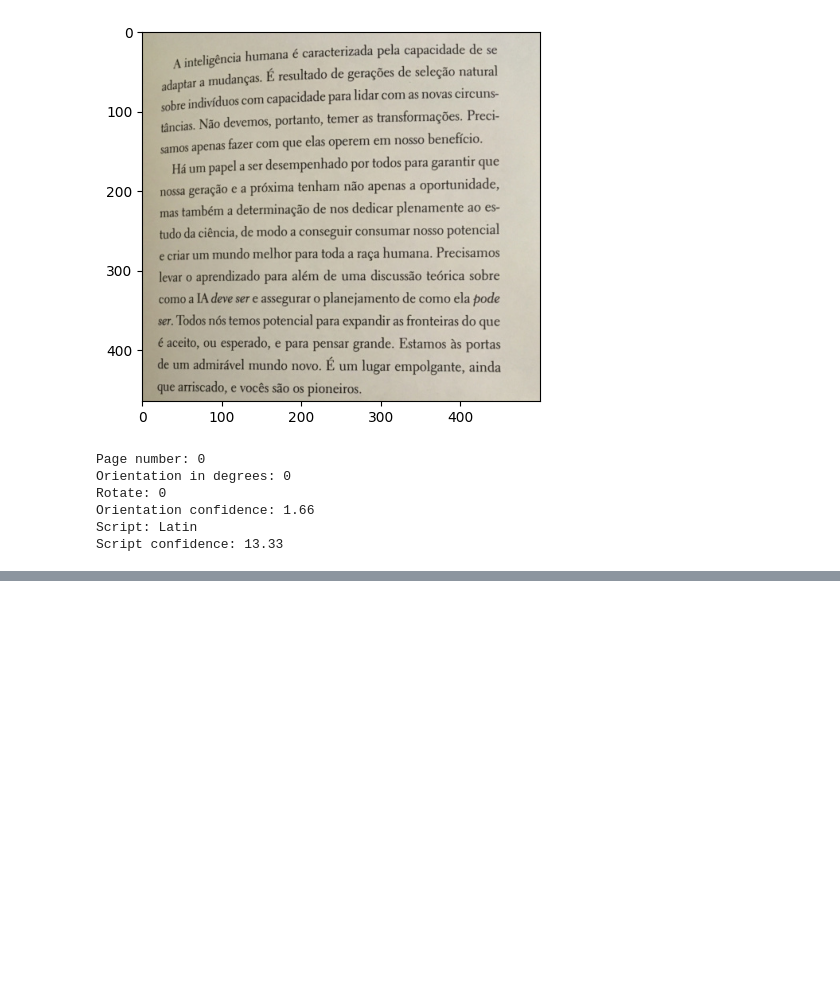
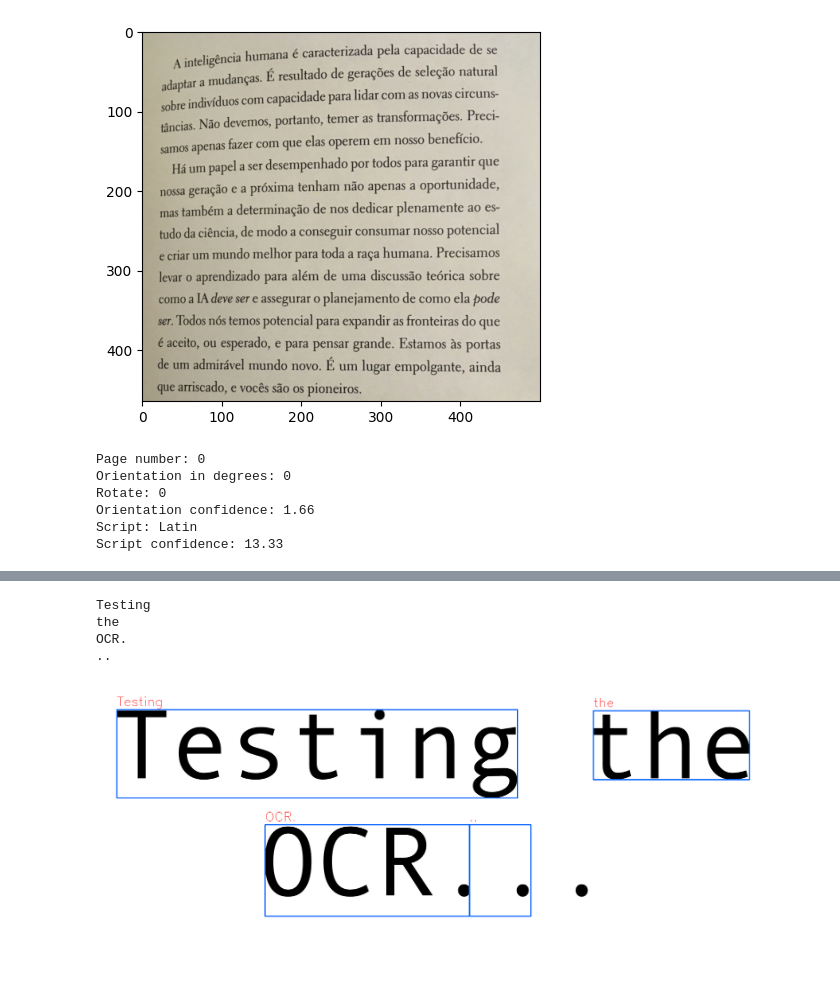
Before and after one commit to gopalbala/img-processing, a Jupyter notebook: ocr.ipynb, the cells around one changed output, grey strips where cells are left out. Saved outputs shown, nothing was run; the diff lists cells and outputs as text; code cells hidden in the pictures; blank space fills up the shorter version.

Commit message:
added bounding boxes for the detected text

```diff
--- a/ocr.ipynb
+++ b/ocr.ipynb
@@ -139,3 +136,8 @@ Rotate: 0
 Orientation confidence: 1.66
 Script: Latin
 Script confidence: 13.33
+# %%
+from pytesseract import Output
+im = cv2.imread('/content/test01.jpg')
+rg = cv2.cvtColor(im, cv2.COLOR_BGR2RGB)
+cv2_imshow(rg)
@@ -141,0 +166,4 @@ Script confidence: 13.33
+# %%
+config_tess = '--tessdata-dir tessdata'
+result = pytesseract.image_to_data(rg, config=config_tess, lang='eng', output_type=Output.DICT)
+result
@@ -141,0 +183,30 @@ Script confidence: 13.33
+# %%
+for i in range(0, len(result['text'])):
+  confidence = result['conf'][i]
+  if confidence > 50:
+    print(result['text'][i])
+# %% [output]
+Testing
+the
+OCR.
+..
+# %%
+def bounding_box(result,img,i, color = (255,100,0)):
+  x = result['left'][i]
+  y = result['top'][i]
+  w = result['width'][i]
+  h = result['height'][i]
+  cv2.rectangle(img,(x,y),(x+w, y+h), color, 2)
+  return x, y, img
+# %%
+min_confidence = 40
+img_copy = rg.copy()
+for i in range(0, len(result['text'])):
+  confidence = int(result['conf'][i])
+  if confidence > min_confidence:
+    x, y, img = bounding_box(result, img_copy, i)
+    text = result['text'][i]
+    cv2.putText(img_copy, text, (x, y - 10), cv2.FONT_ITALIC, 1.1, (0,0,255))
+cv2_imshow(img_copy)
+# %% [output]
+[figure, added]
```
Also changed, not shown: parts of 4 cells of this notebook.
